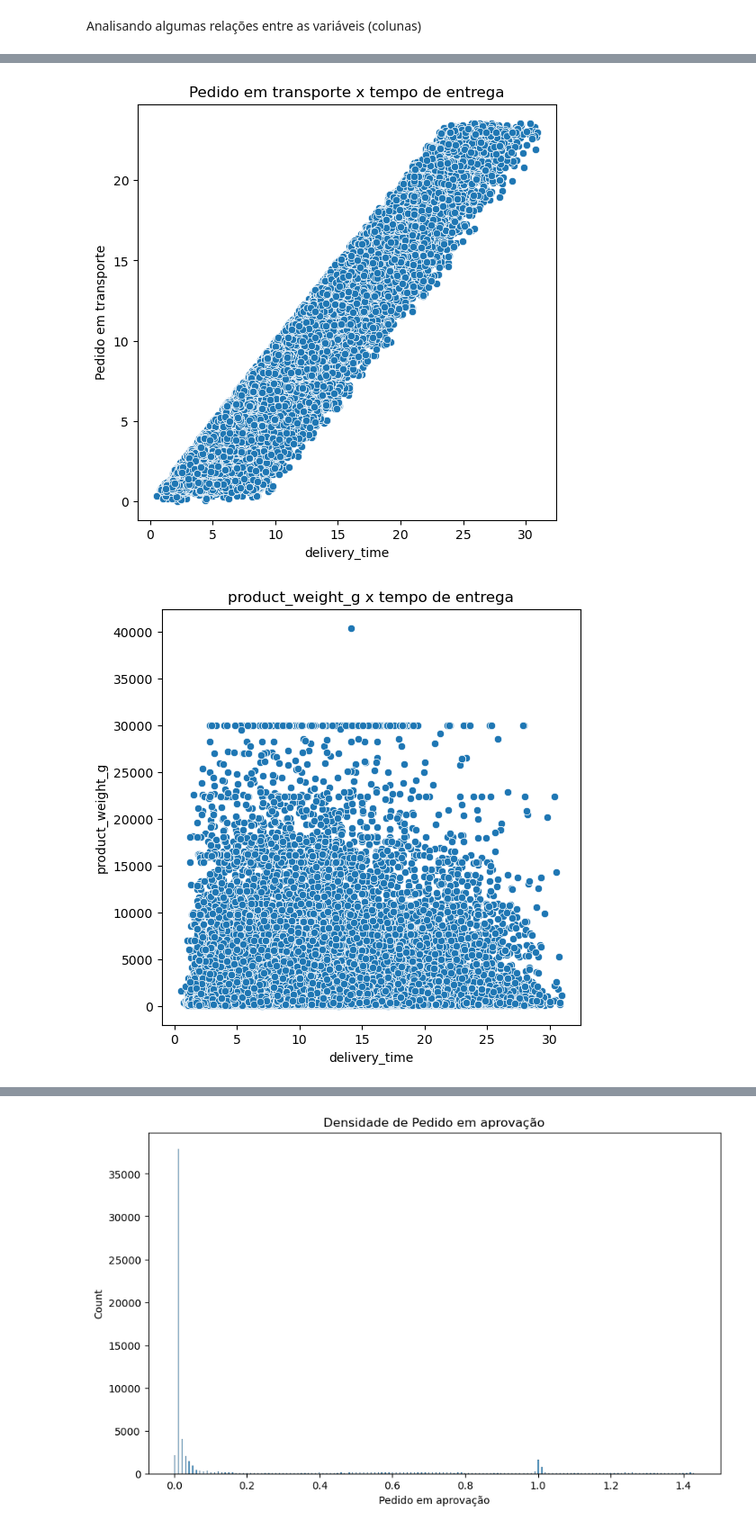
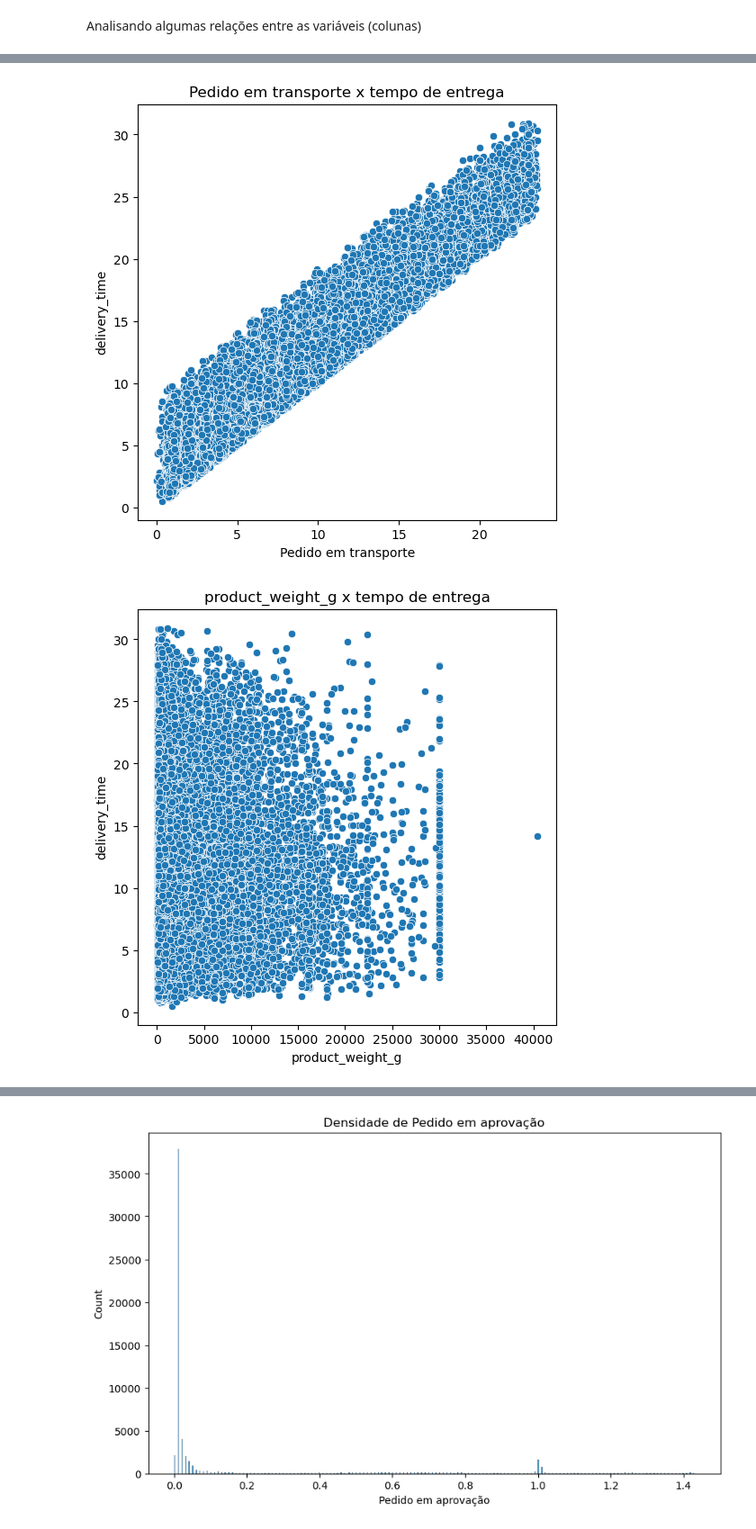
Before and after one commit to mateusono1/De-Company, a Jupyter notebook: analise_dados.ipynb, the cells around one changed output, grey strips where cells are left out. Shown at 90% size. Drawn from its saved outputs; the diff is of its cells as text; code cells hidden in the pictures.

```diff
--- a/analise_dados.ipynb
+++ b/analise_dados.ipynb
@@ -114,7 +98,7 @@ target: delivery_time
 "payment_type",
 'delivery_time'] """
 
-colunas=colunas=["Pedido em aprovação","Separando o pedido","Pedido em transporte","product_weight_g",
+colunas=["Pedido em aprovação","Separando o pedido","Pedido em transporte","product_weight_g",
 "product_length_cm"	,
 "product_height_cm"	,
 "product_width_cm",
@@ -196,6 +160,6 @@ for coluna in df_analise.columns:
     nao_pegar=["delivery_time","product_length_cm","product_height_cm","product_width_cm"]
     if coluna not in nao_pegar:
         plt.figure(figsize=(6,6))
-        sns.scatterplot(data=df_analise,x="delivery_time",y=coluna,)
+        sns.scatterplot(data=df_analise,x=coluna,y="delivery_time",)
         plt.title(f"{coluna} x tempo de entrega")
 # %% [output]
@@ -204,2 +168,2 @@ for coluna in df_analise.columns:
-[figure, old version]
+[figure, new version]
-[figure, old version]
+[figure, new version]
```
Also changed, not shown: parts of 30 cells of this notebook, 12 other files.
